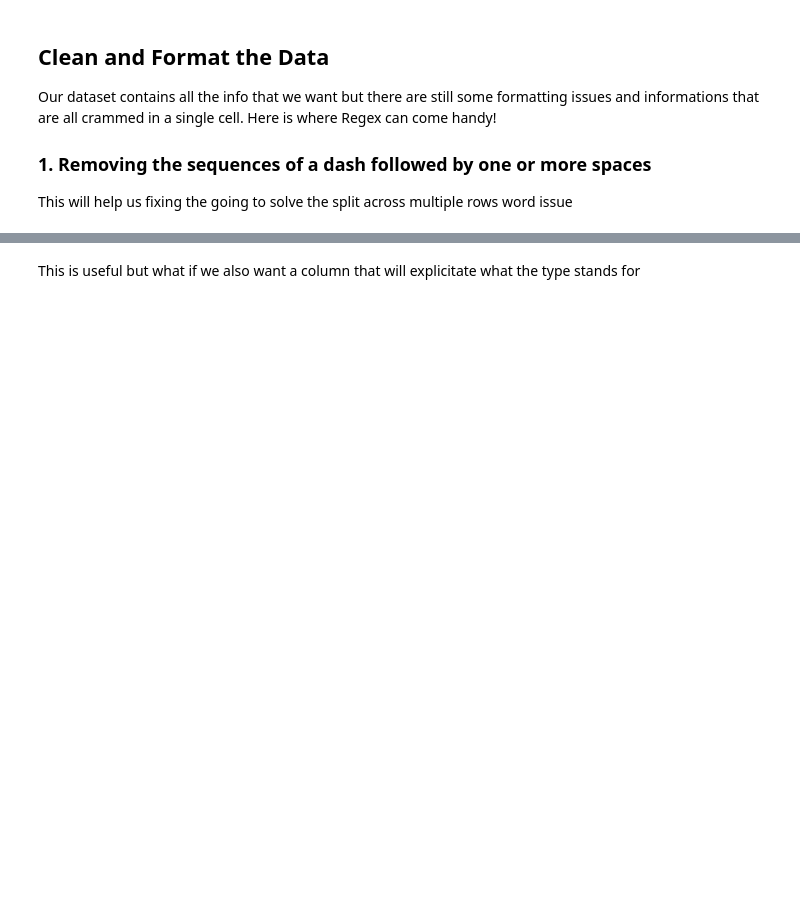
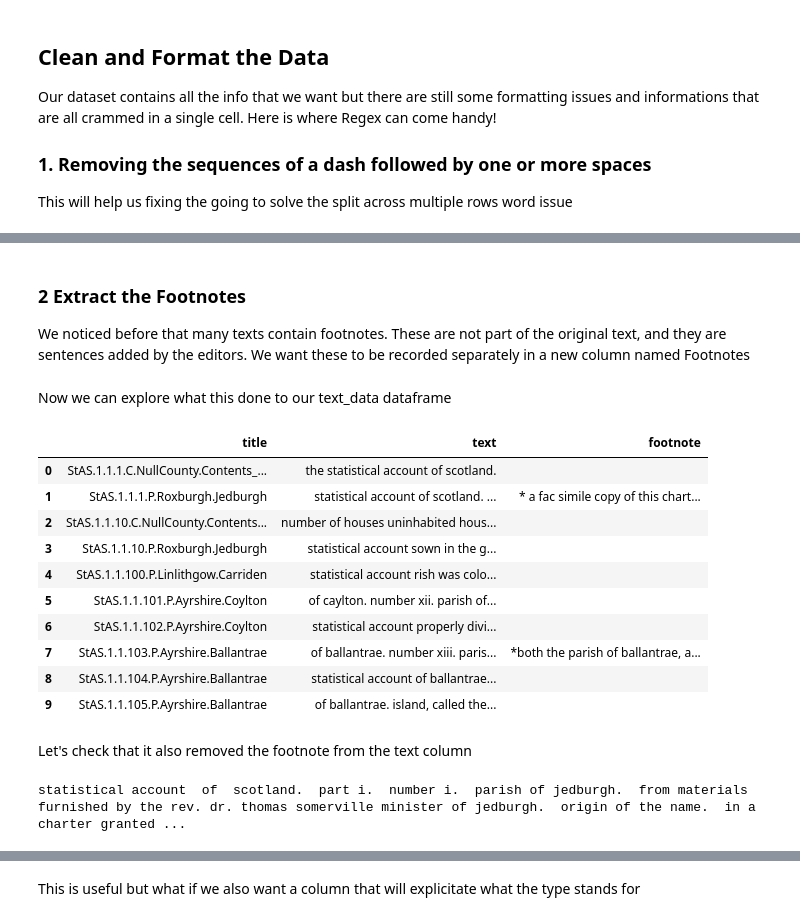
Before and after one commit to DCS-training/Text-Analysis-and-the-Humanities, a Jupyter notebook: Notebook1.ipynb, the cells around one changed output, grey strips where cells are left out. Drawn from its saved outputs; the diff is of its cells as text; code cells hidden in the pictures; blank space fills up the shorter version.

```diff
--- a/Notebook1.ipynb
+++ b/Notebook1.ipynb
@@ -128 +174,47 @@ print(ScotdataClean.iloc[100, 1])
+# %% [markdown]
+### 2 Extract the Footnotes
+
+We noticed before that many texts contain footnotes. These are not part of the original text, and they are sentences added by the editors. We want these to be recorded separately in a new column named Footnotes
+# %%
+# Split each string in the "text" column into two parts:
+# - before "<footnote>"
+# - after "<footnote>"
+# n=1 ensures we only split at the FIRST occurrence
+split_series = ScotdataClean["text"].str.split("<footnote>", n=1)
+
+
+# Take the FIRST part of the split (everything BEFORE "<footnote>")
+# .str[0] accesses the first element of each split list
+# .str.strip() removes leading/trailing whitespace (spaces, newlines, tabs)
+ScotdataClean["text"] = split_series.str[0].str.strip()
+
+
+# Take the SECOND part of the split (everything AFTER "<footnote>")
+# .str[1] accesses the second element (the footnote content)
+# If "<footnote>" was not present, this will be NaN → fill with empty string ""
+# .str.strip() again cleans whitespace
+ScotdataClean["footnote"] = split_series.str[1].fillna("").str.strip()
+# %% [markdown]
+Now we can explore what this done to our text_data dataframe
+# %%
+#Look at the first five rows
+ScotdataClean.head(10)
+# %% [output]
+|  | title | text | footnote |
+| 0 | StAS.1.1.1.C.NullCounty.Contents_... | the statistical account of scotland. |  |
+| 1 | StAS.1.1.1.P.Roxburgh.Jedburgh | statistical account of scotland. ... | * a fac simile copy of this chart... |
+| 2 | StAS.1.1.10.C.NullCounty.Contents... | number of houses uninhabited hous... |  |
+| 3 | StAS.1.1.10.P.Roxburgh.Jedburgh | statistical account sown in the g... |  |
+| 4 | StAS.1.1.100.P.Linlithgow.Carriden | statistical account rish was colo... |  |
+| 5 | StAS.1.1.101.P.Ayrshire.Coylton | of caylton. number xii. parish of... |  |
+| 6 | StAS.1.1.102.P.Ayrshire.Coylton | statistical account properly divi... |  |
+| 7 | StAS.1.1.103.P.Ayrshire.Ballantrae | of ballantrae. number xiii. paris... | *both the parish of ballantrae, a... |
+| 8 | StAS.1.1.104.P.Ayrshire.Ballantrae | statistical account of ballantrae... |  |
+| 9 | StAS.1.1.105.P.Ayrshire.Ballantrae | of ballantrae. island, called the... |  |
+# %% [markdown]
+Let's check that it also removed the footnote from the text column
+# %%
+print(ScotdataClean.iloc[1, 1])
+# %% [output]
+statistical account  of  scotland.  part i.  number i.  parish of jedburgh.  from materials furnished by the rev. dr. thomas somerville minister of jedburgh.  origin of the name.  in a charter granted ...
 # %% [markdown]
```
Also changed, not shown: parts of 47 cells of this notebook, 1 other file.
